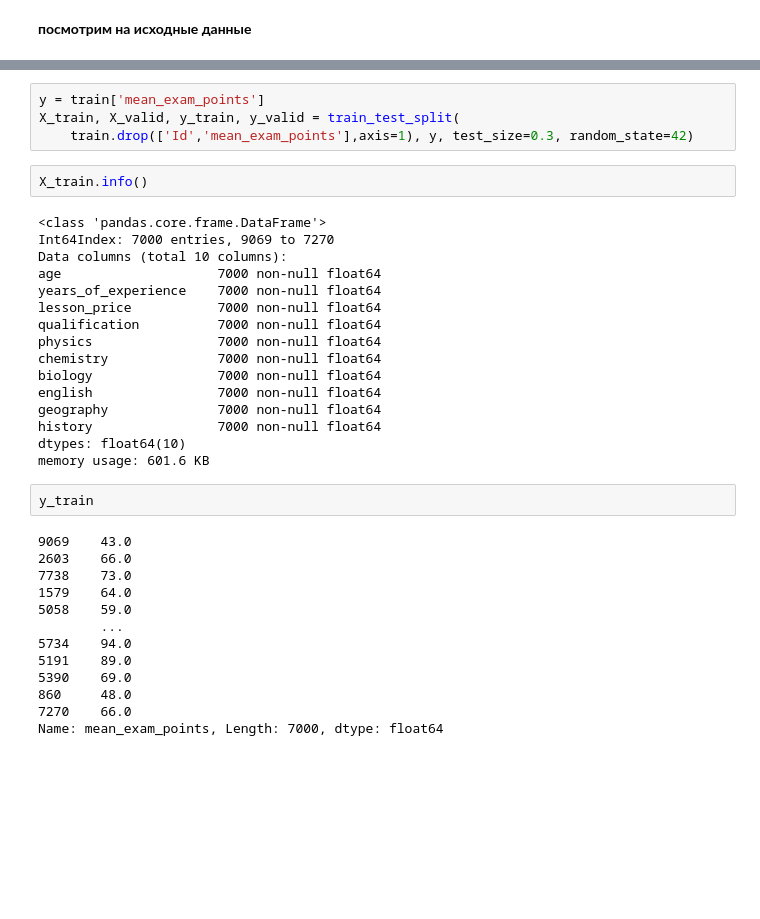
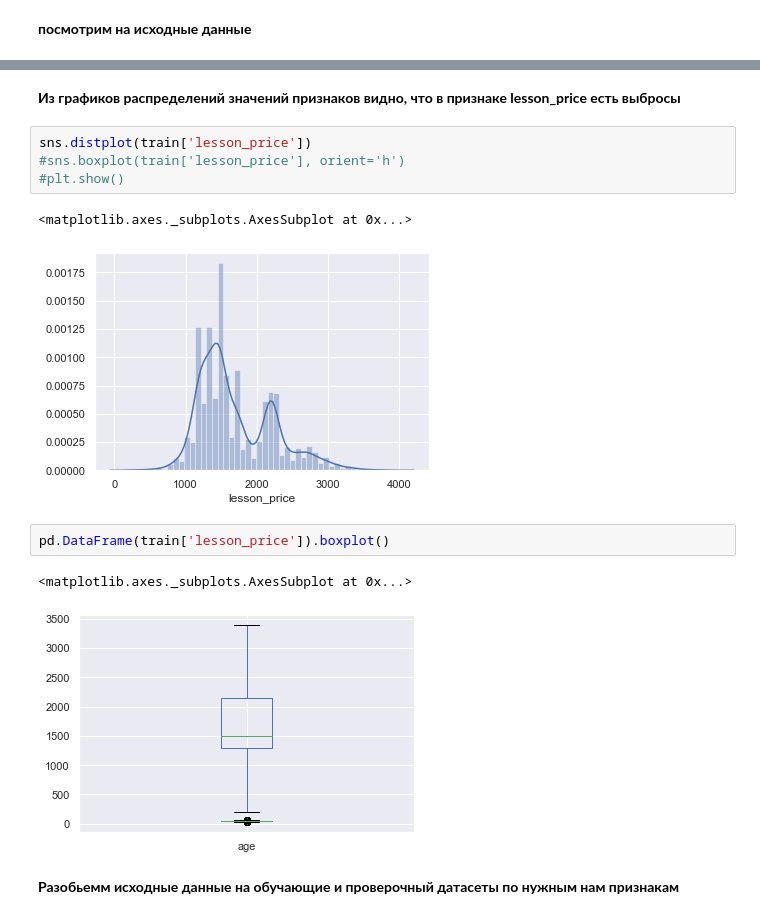
Before and after one commit to mmingalov/geekbrains-data-analysis-alg, a Jupyter notebook: tutors-expected-math-exam-results/mmingalov_math_exam_courwework.ipynb, the cells around one changed output, grey strips where cells are left out. Cells and saved outputs as stored; diff of their text form; blank space fills up the shorter version.

```diff
--- a/tutors-expected-math-exam-results/mmingalov_math_exam_courwework.ipynb
+++ b/tutors-expected-math-exam-results/mmingalov_math_exam_courwework.ipynb
@@ -61,37 +127,16 @@ train.hist(figsize=(16,16), bins=64, grid=False);
-# %%
-y = train['mean_exam_points']
-X_train, X_valid, y_train, y_valid = train_test_split(
-    train.drop(['Id','mean_exam_points'],axis=1), y, test_size=0.3, random_state=42)
-# %%
-X_train.info()
-# %% [output]
-<class 'pandas.core.frame.DataFrame'>
-Int64Index: 7000 entries, 9069 to 7270
-Data columns (total 10 columns):
-age                    7000 non-null float64
-years_of_experience    7000 non-null float64
-lesson_price           7000 non-null float64
-qualification          7000 non-null float64
-physics                7000 non-null float64
-chemistry              7000 non-null float64
-biology                7000 non-null float64
-english                7000 non-null float64
-geography              7000 non-null float64
-history                7000 non-null float64
-dtypes: float64(10)
-memory usage: 601.6 KB
-# %%
-y_train
-# %% [output]
-9069    43.0
-2603    66.0
-7738    73.0
-1579    64.0
-5058    59.0
-        ...
-5734    94.0
-5191    89.0
-5390    69.0
-860     48.0
-7270    66.0
-Name: mean_exam_points, Length: 7000, dtype: float64
+# %% [markdown]
+__Из графиков распределений значений признаков видно, что в признаке lesson_price есть выбросы__
+# %%
+sns.distplot(train['lesson_price'])
+#sns.boxplot(train['lesson_price'], orient='h')
+#plt.show()
+# %% [output]
+<matplotlib.axes._subplots.AxesSubplot at 0x...>
+[figure, added]
+# %%
+pd.DataFrame(train['lesson_price']).boxplot()
+# %% [output]
+<matplotlib.axes._subplots.AxesSubplot at 0x...>
+[figure, added]
+# %% [markdown]
+__Разобьемм исходные данные на обучающие и проверочный датасеты по нужным нам признакам__
```
Also changed, not shown: parts of 43 cells of this notebook, 7 other files.
